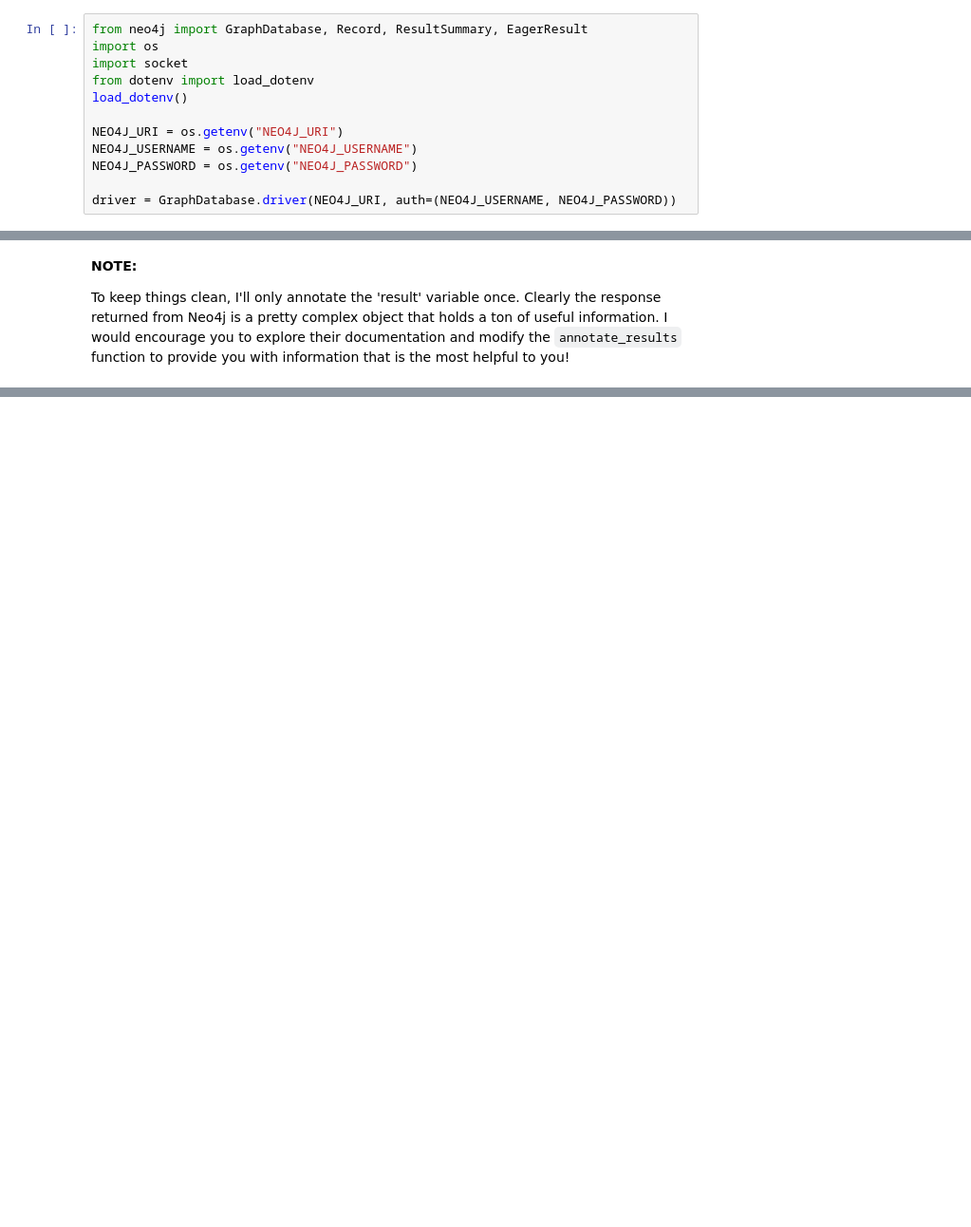
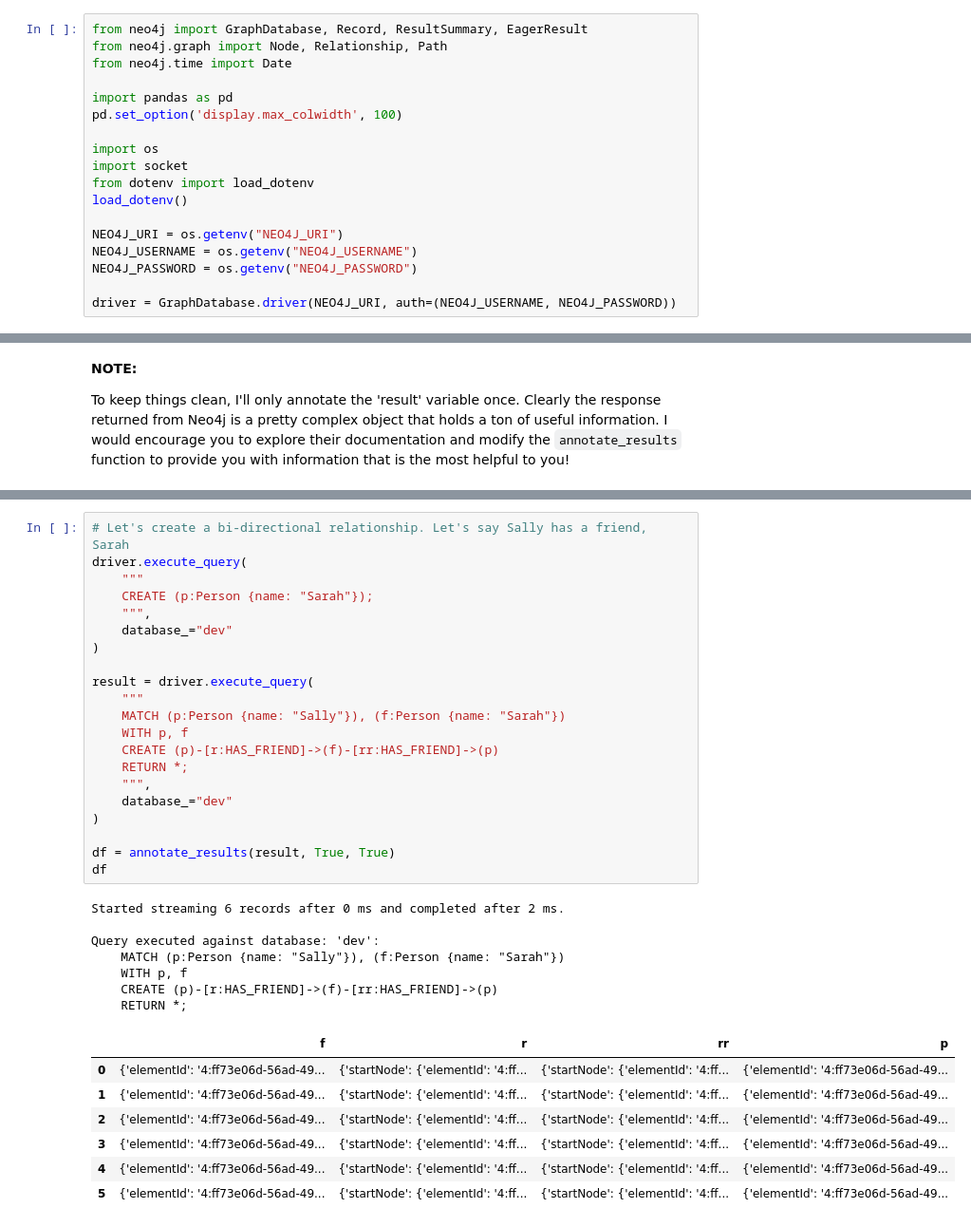
Before and after one commit to spencer-shaw2/Cypher-QL, a Jupyter notebook: notebooks/00-introduction.ipynb, the cells around one changed output, grey strips where cells are left out. Shown: that part at 95% size. Cells and saved outputs as stored; diff of their text form; blank space fills up the shorter version.

```diff
--- a/notebooks/00-introduction.ipynb
+++ b/notebooks/00-introduction.ipynb
@@ -23,6 +29,12 @@
 * `RETURN *` will return all variables and properties from the query.
 # %%
 from neo4j import GraphDatabase, Record, ResultSummary, EagerResult
+from neo4j.graph import Node, Relationship, Path
+from neo4j.time import Date
+
+import pandas as pd
+pd.set_option('display.max_colwidth', 100)
+
 import os
 import socket
 from dotenv import load_dotenv
@@ -140,0 +363,36 @@ Query executed (database 'dev'):
+# %%
+# Let's create a bi-directional relationship. Let's say Sally has a friend, Sarah
+driver.execute_query(
+    """
+    CREATE (p:Person {name: "Sarah"});
+    """,
+    database_="dev"
+)
+
+result = driver.execute_query(
+    """
+    MATCH (p:Person {name: "Sally"}), (f:Person {name: "Sarah"})
+    WITH p, f
+    CREATE (p)-[r:HAS_FRIEND]->(f)-[rr:HAS_FRIEND]->(p)
+    RETURN *;
+    """,
+    database_="dev"
+)
+
+df = annotate_results(result, True, True)
+df
+# %% [output]
+Started streaming 6 records after 0 ms and completed after 2 ms.
+
+Query executed against database: 'dev':
+    MATCH (p:Person {name: "Sally"}), (f:Person {name: "Sarah"})
+    WITH p, f
+    CREATE (p)-[r:HAS_FRIEND]->(f)-[rr:HAS_FRIEND]->(p)
+    RETURN *;
+|  | f | r | rr | p |
+| 0 | {'elementId': '4:ff73e06d-56ad-49... | {'startNode': {'elementId': '4:ff... | {'startNode': {'elementId': '4:ff... | {'elementId': '4:ff73e06d-56ad-49... |
+| 1 | {'elementId': '4:ff73e06d-56ad-49... | {'startNode': {'elementId': '4:ff... | {'startNode': {'elementId': '4:ff... | {'elementId': '4:ff73e06d-56ad-49... |
+| 2 | {'elementId': '4:ff73e06d-56ad-49... | {'startNode': {'elementId': '4:ff... | {'startNode': {'elementId': '4:ff... | {'elementId': '4:ff73e06d-56ad-49... |
+| 3 | {'elementId': '4:ff73e06d-56ad-49... | {'startNode': {'elementId': '4:ff... | {'startNode': {'elementId': '4:ff... | {'elementId': '4:ff73e06d-56ad-49... |
+| 4 | {'elementId': '4:ff73e06d-56ad-49... | {'startNode': {'elementId': '4:ff... | {'startNode': {'elementId': '4:ff... | {'elementId': '4:ff73e06d-56ad-49... |
+| 5 | {'elementId': '4:ff73e06d-56ad-49... | {'startNode': {'elementId': '4:ff... | {'startNode': {'elementId': '4:ff... | {'elementId': '4:ff73e06d-56ad-49... |
```
Also changed, not shown: parts of 23 cells of this notebook.
